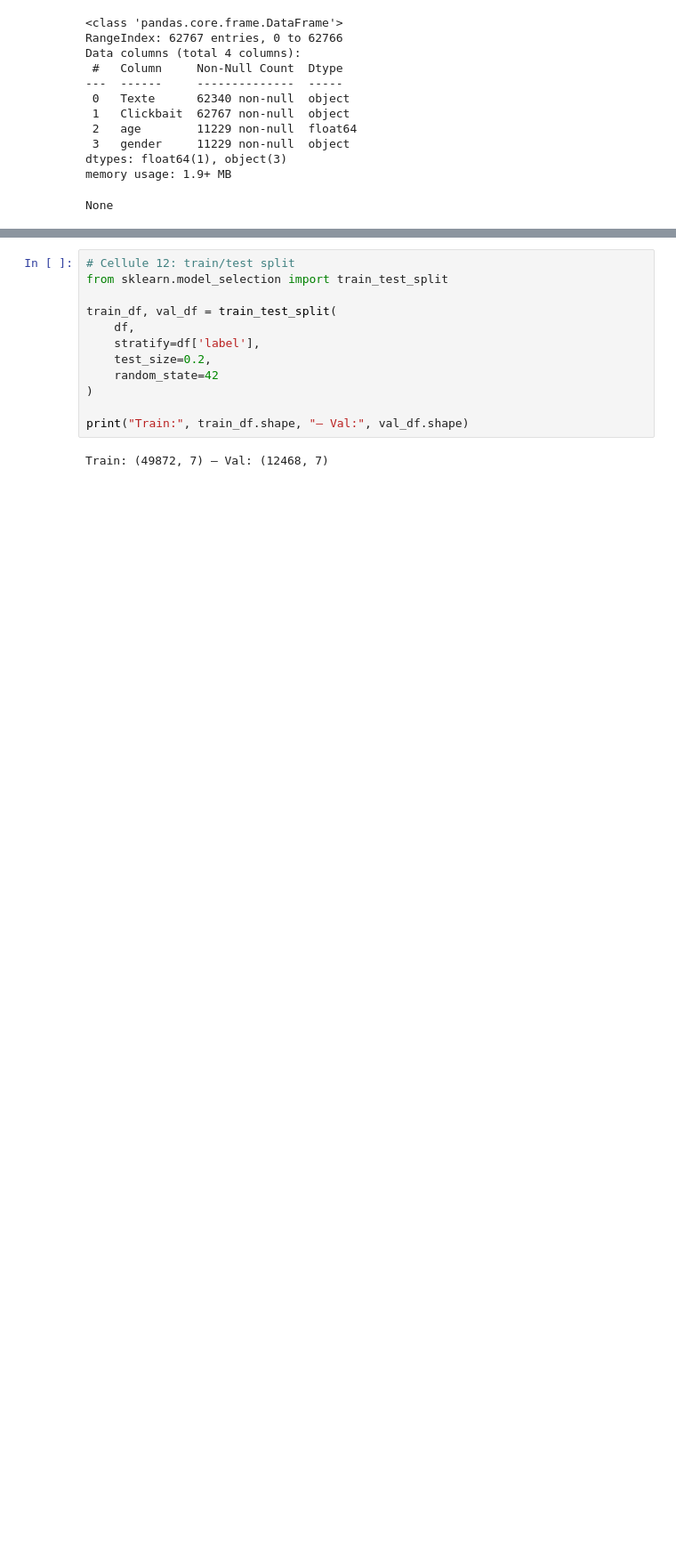
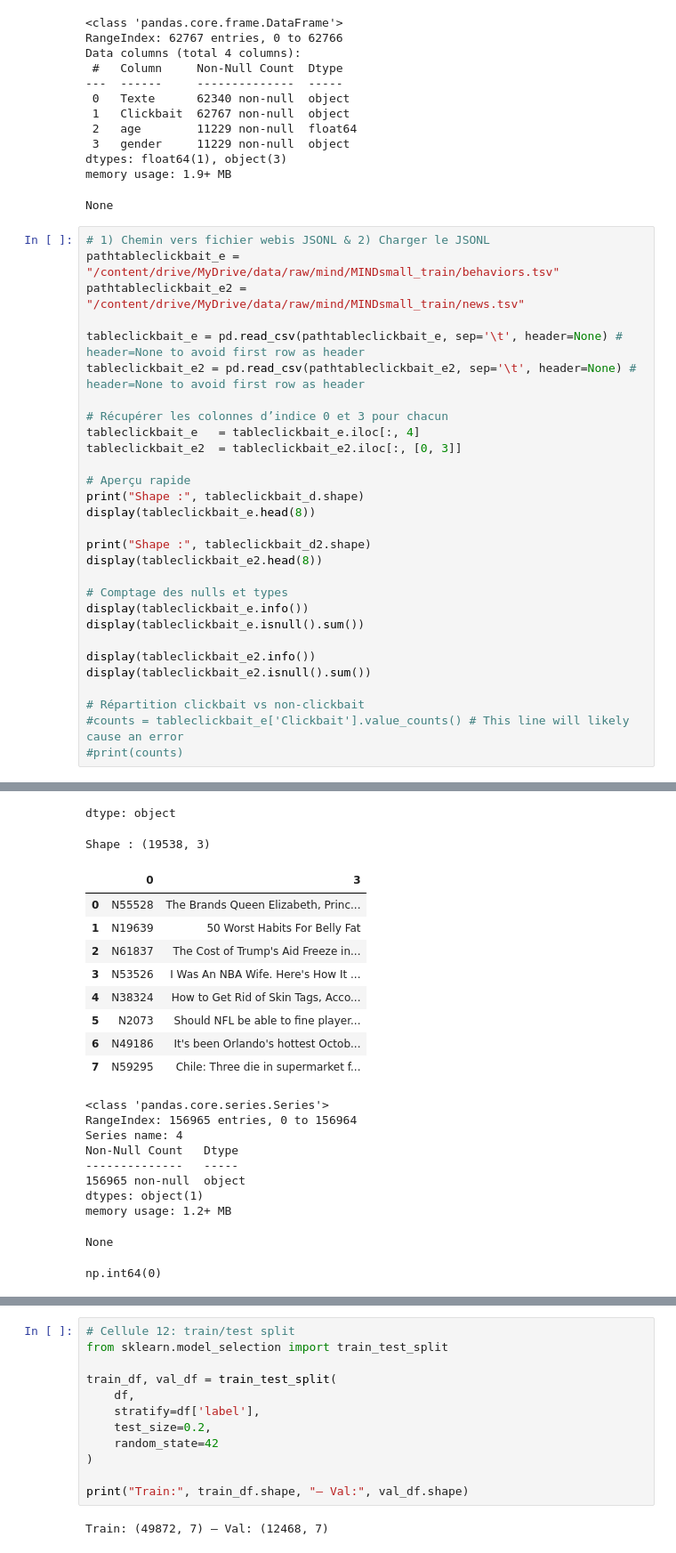
Before and after one commit to alexandre-cameron-borges/ACBorges_Clickscore_SDUDAnalytics, a Jupyter notebook: ACBorges_Clickscore_SDUDAnalytics.ipynb, the cells around one changed output, grey strips where cells are left out. Shown at 89% size. Saved outputs shown, nothing was run; the diff lists cells and outputs as text; blank space fills up the shorter version.

```diff
--- a/ACBorges_Clickscore_SDUDAnalytics.ipynb
+++ b/ACBorges_Clickscore_SDUDAnalytics.ipynb
@@ -541,3 +547,33 @@ Data columns (total 4 columns):
 dtypes: float64(1), object(3)
 memory usage: 1.9+ MB
 None
+# %%
+# 1) Chemin vers fichier webis JSONL & 2) Charger le JSONL
+pathtableclickbait_e = "/content/drive/MyDrive/data/raw/mind/MINDsmall_train/behaviors.tsv"
+pathtableclickbait_e2 = "/content/drive/MyDrive/data/raw/mind/MINDsmall_train/news.tsv"
+
+tableclickbait_e = pd.read_csv(pathtableclickbait_e, sep='\t', header=None) # header=None to avoid first row as header
+tableclickbait_e2 = pd.read_csv(pathtableclickbait_e2, sep='\t', header=None) # header=None to avoid first row as header
+
+# Récupérer les colonnes d’indice 0 et 3 pour chacun
+tableclickbait_e   = tableclickbait_e.iloc[:, 4]
+tableclickbait_e2  = tableclickbait_e2.iloc[:, [0, 3]]
+
+# Aperçu rapide
+print("Shape :", tableclickbait_d.shape)
+display(tableclickbait_e.head(8))
+
+print("Shape :", tableclickbait_d2.shape)
+display(tableclickbait_e2.head(8))
+
+# Comptage des nulls et types
+display(tableclickbait_e.info())
+display(tableclickbait_e.isnull().sum())
+
+display(tableclickbait_e2.info())
+display(tableclickbait_e2.isnull().sum())
+
+# Répartition clickbait vs non-clickbait
+#counts = tableclickbait_e['Clickbait'].value_counts() # This line will likely cause an error
+#print(counts)
+# %% [output]
@@ -543,0 +590,21 @@ None
+dtype: object
+Shape : (19538, 3)
+|  | 0 | 3 |
+| 0 | N55528 | The Brands Queen Elizabeth, Princ... |
+| 1 | N19639 | 50 Worst Habits For Belly Fat |
+| 2 | N61837 | The Cost of Trump's Aid Freeze in... |
+| 3 | N53526 | I Was An NBA Wife. Here's How It ... |
+| 4 | N38324 | How to Get Rid of Skin Tags, Acco... |
+| 5 | N2073 | Should NFL be able to fine player... |
+| 6 | N49186 | It's been Orlando's hottest Octob... |
+| 7 | N59295 | Chile: Three die in supermarket f... |
+<class 'pandas.core.series.Series'>
+RangeIndex: 156965 entries, 0 to 156964
+Series name: 4
+Non-Null Count   Dtype
+--------------   -----
+156965 non-null  object
+dtypes: object(1)
+memory usage: 1.2+ MB
+None
+np.int64(0)
```
Also changed, not shown: parts of 20 cells of this notebook.
